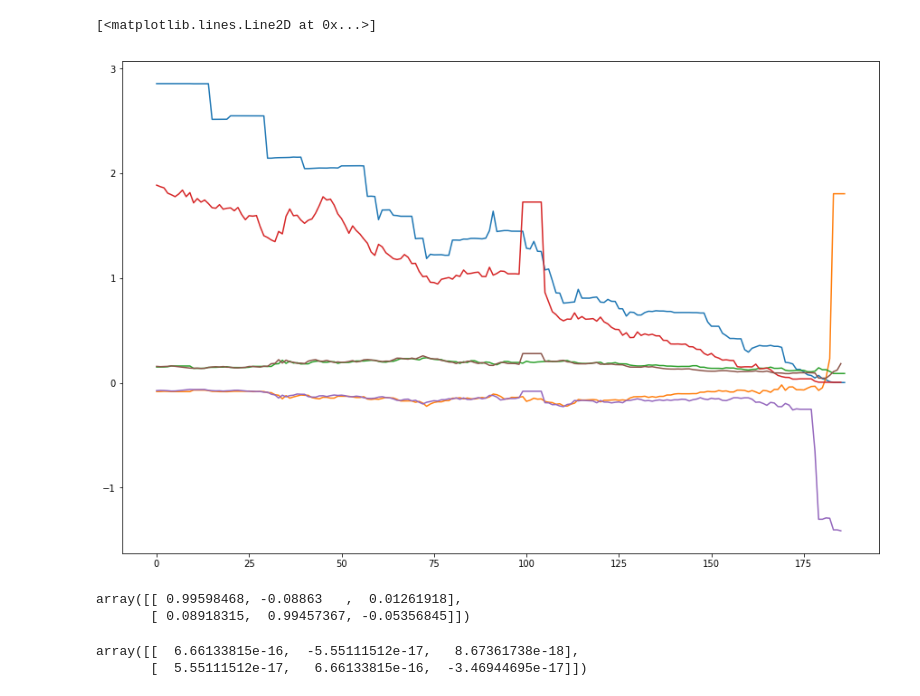
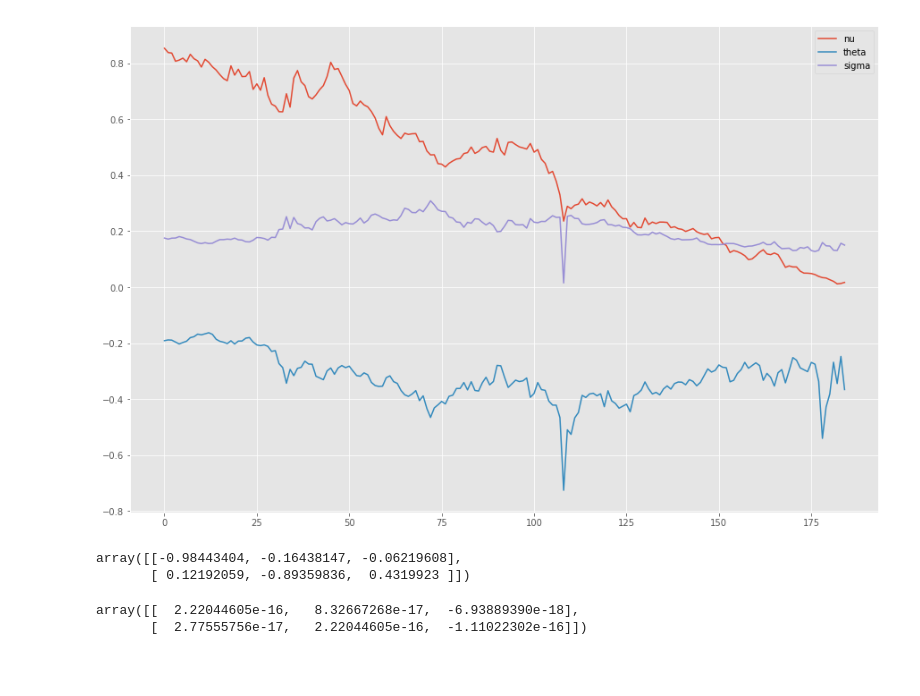
Before and after one commit to shvimas/diploma, a Jupyter notebook: notebooks/vg.ipynb, the cells around one changed output. Drawn from its saved outputs; the diff is of its cells as text; code cells hidden in the pictures; blank space fills up the shorter version.

```diff
--- a/notebooks/vg.ipynb
+++ b/notebooks/vg.ipynb
@@ -188,12 +244,8 @@ dh.plot_and_color_2d_params(model='vg', dots=centers_2d_2,
-# %%
-pl.plot(centers1[:, 0])
-pl.plot(centers1[:, 1])
-pl.plot(centers1[:, 2])
-
-pl.plot(centers2[:, 0])
-pl.plot(centers2[:, 1])
-pl.plot(centers2[:, 2])
-# %% [output]
-[<matplotlib.lines.Line2D at 0x...>]
-[figure, removed]
+# %%
+pl.plot(centers[:, 0], label='nu')
+pl.plot(centers[:, 1], label='theta')
+pl.plot(centers[:, 2], label='sigma')
+p = pl.legend()
+# %% [output]
+[figure, added]
 # %%
@@ -208,5 +255,0 @@ with open('params/pca_vg.txt', 'w') as f:
-# %%
-components1
-# %% [output]
-array([[ 0.99598468, -0.08863   ,  0.01261918],
-       [ 0.08918315,  0.99457367, -0.05356845]])
@@ -216,5 +255,0 @@ pass
-# %%
-components1 @ components1.transpose() @ components1 - components1
-# %% [output]
-array([[  6.66133815e-16,  -5.55111512e-17,   8.67361738e-18],
-       [  5.55111512e-17,   6.66133815e-16,  -3.46944695e-17]])
@@ -222,0 +256,5 @@ grid = dh.grid(-1.2, 1.2, -0.35, 0.35)
+# %%
+components
+# %% [output]
+array([[-0.98443404, -0.16438147, -0.06219608],
+       [ 0.12192059, -0.89359836,  0.4319923 ]])
@@ -222,0 +264,5 @@ grid = dh.grid(-1.2, 1.2, -0.35, 0.35)
+# %%
+components @ components.transpose() @ components - components
+# %% [output]
+array([[  2.22044605e-16,   8.32667268e-17,  -6.93889390e-18],
+       [  2.77555756e-17,   2.22044605e-16,  -1.11022302e-16]])
```
Also changed, not shown: parts of 31 cells of this notebook, 20 other files.
